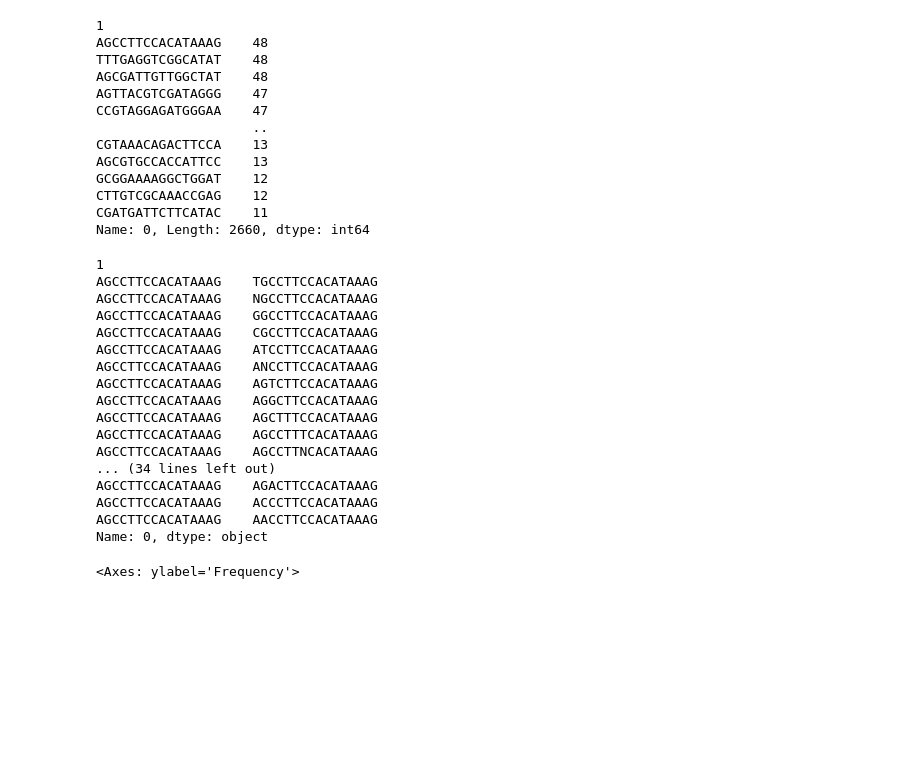
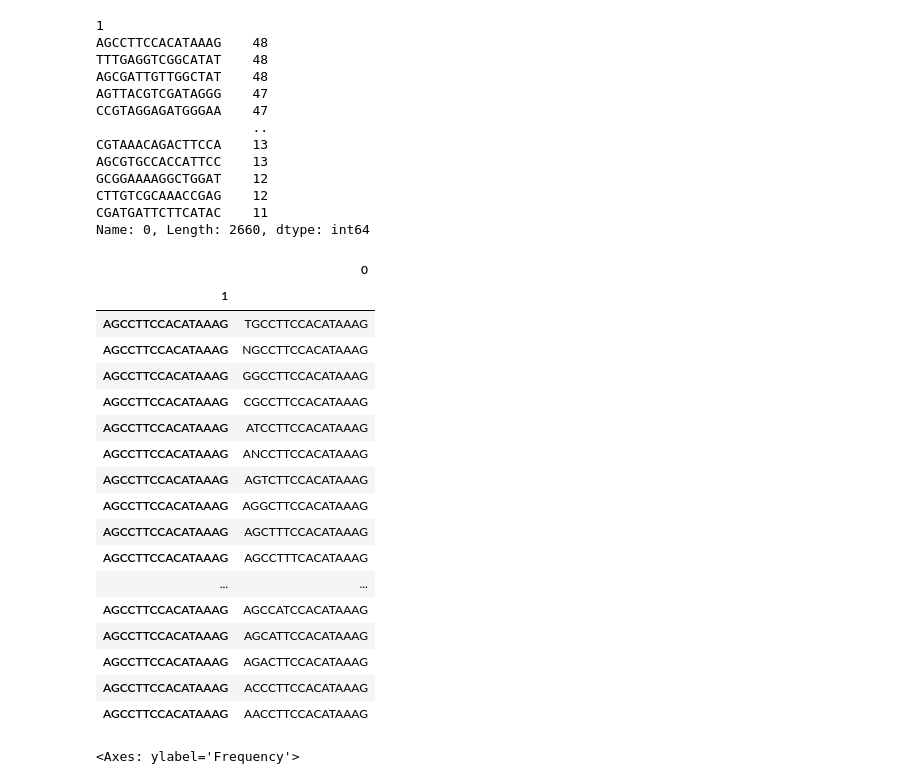
Before and after one commit to mariagubina/rep, a Jupyter notebook: other_scripts/bc_correction.ipynb, the cells around one changed output. Cells and saved outputs as stored; diff of their text form; code cells hidden in the pictures; blank space fills up the shorter version.

```diff
--- a/other_scripts/bc_correction.ipynb
+++ b/other_scripts/bc_correction.ipynb
@@ -8,7 +8,7 @@ Summary (correct_barcode): total valid: 85024836; total corrected: 3800552; tota
 import pandas as pd
 # %%
 # колонка 1 - последовательности из fastq-файла, колонка 2 - на что исправлены
-df = pd.read_csv("/media/leon/Polina/atac_rna/raw_fastqs/SRR14048756/bc_corrected/subset.txt", sep='\t', header=None, index_col=1)
+df = pd.read_csv("/media/leon/Polina/atac_rna/raw_fastqs/bc_correction/SRR14048756/subset.txt", sep='\t', header=None, index_col=1)
 df
 # %% [output]
 |  | 0 |
@@ -32,7 +32,7 @@ len(set(df[0]))
 878687
 # %%
 for i in "alpha beta gamma delta EC stellate acinar ductal immune".split():
-    barcodes = open(f"/media/leon/Masha/barcodes/SRR14048756_{i}.txt").read().splitlines()
+    barcodes = open(f"/media/leon/Masha/barcodes/SRR14048756_{i}.txt").read().splitlines()", "
     print(len(barcodes))
 # %% [output]
 2660
@@ -45,9 +45,9 @@ for i in "alpha beta gamma delta EC stellate acinar ductal immune".split():
 93
 35
 # %%
-barcodes = open(f"/media/leon/Masha/barcodes/SRR14048756_alpha.txt").read().splitlines()
+barcodes = open(f"/media/leon/Masha/barcodes/SRR14048756_alpha.txt").read().splitlines()", "
 barcodes = [i[3:] for i in barcodes]
-barcodes
+barcodes[:10]
 # %% [output]
 ['AAACGAAAGGAAGGTA',
  'AAACGAACAAACGACG',
@@ -161,25 +156,26 @@ CTTGTCGCAAACCGAG    12
 CGATGATTCTTCATAC    11
 Name: 0, Length: 2660, dtype: int64
 # %%
-adf.loc['AGCCTTCCACATAAAG', 0].drop_duplicates().sort_values(ascending=False)
+adf.loc['AGCCTTCCACATAAAG', 0].drop_duplicates().sort_values(ascending=False).to_frame()
 # %% [output]
-1
-AGCCTTCCACATAAAG    TGCCTTCCACATAAAG
-AGCCTTCCACATAAAG    NGCCTTCCACATAAAG
-AGCCTTCCACATAAAG    GGCCTTCCACATAAAG
-AGCCTTCCACATAAAG    CGCCTTCCACATAAAG
-AGCCTTCCACATAAAG    ATCCTTCCACATAAAG
-AGCCTTCCACATAAAG    ANCCTTCCACATAAAG
-AGCCTTCCACATAAAG    AGTCTTCCACATAAAG
-AGCCTTCCACATAAAG    AGGCTTCCACATAAAG
-AGCCTTCCACATAAAG    AGCTTTCCACATAAAG
-AGCCTTCCACATAAAG    AGCCTTTCACATAAAG
-AGCCTTCCACATAAAG    AGCCTTNCACATAAAG
-... (34 lines left out)
-AGCCTTCCACATAAAG    AGACTTCCACATAAAG
-AGCCTTCCACATAAAG    ACCCTTCCACATAAAG
-AGCCTTCCACATAAAG    AACCTTCCACATAAAG
-Name: 0, dtype: object
+|  | 0 |
+| 1 |  |
+| AGCCTTCCACATAAAG | TGCCTTCCACATAAAG |
+| AGCCTTCCACATAAAG | NGCCTTCCACATAAAG |
+| AGCCTTCCACATAAAG | GGCCTTCCACATAAAG |
+| AGCCTTCCACATAAAG | CGCCTTCCACATAAAG |
+| AGCCTTCCACATAAAG | ATCCTTCCACATAAAG |
+| AGCCTTCCACATAAAG | ANCCTTCCACATAAAG |
+| AGCCTTCCACATAAAG | AGTCTTCCACATAAAG |
+| AGCCTTCCACATAAAG | AGGCTTCCACATAAAG |
+| AGCCTTCCACATAAAG | AGCTTTCCACATAAAG |
+| AGCCTTCCACATAAAG | AGCCTTTCACATAAAG |
+| ... | ... |
+| AGCCTTCCACATAAAG | AGCCATCCACATAAAG |
+| AGCCTTCCACATAAAG | AGCATTCCACATAAAG |
+| AGCCTTCCACATAAAG | AGACTTCCACATAAAG |
+| AGCCTTCCACATAAAG | ACCCTTCCACATAAAG |
+| AGCCTTCCACATAAAG | AACCTTCCACATAAAG |
 # %%
 import matplotlib.pyplot as plt
 
```
Also changed, not shown: parts of 24 cells of this notebook, 4 other files.
